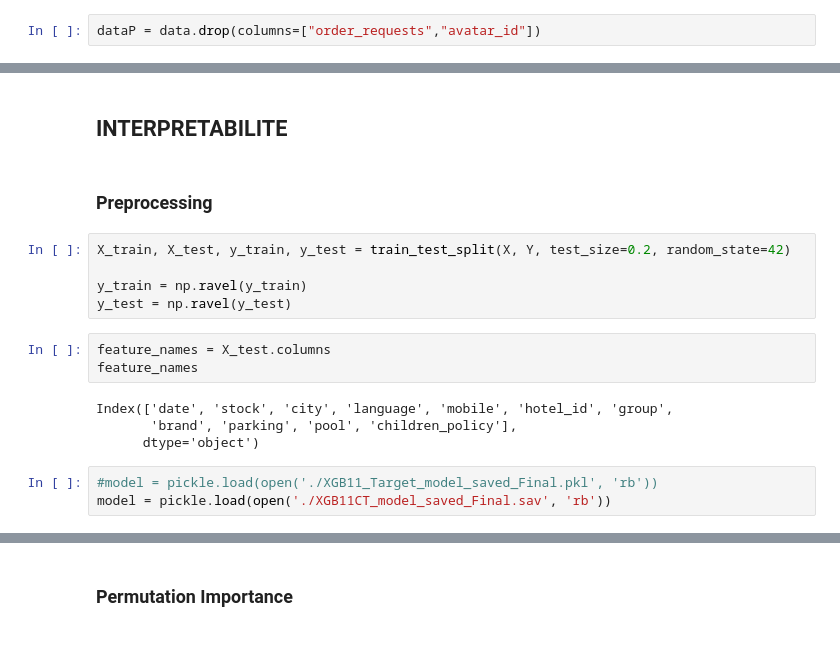
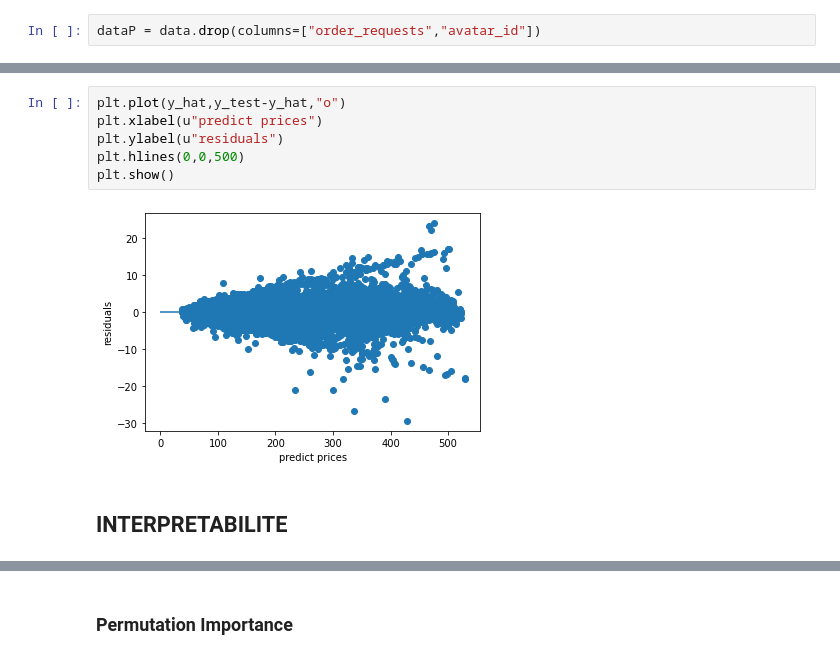
Before and after one commit to TryoenJ/Defi-IA, a Jupyter notebook: GIT-Final/analysis.ipynb, the cells around one changed output, grey strips where cells are left out. Drawn from its saved outputs; the diff is of its cells as text.

```diff
--- a/GIT-Final/analysis.ipynb
+++ b/GIT-Final/analysis.ipynb
@@ -147,19 +171,10 @@ Y = data[["price"]]
+# %%
+plt.plot(y_hat,y_test-y_hat,"o")
+plt.xlabel(u"predict prices")
+plt.ylabel(u"residuals")
+plt.hlines(0,0,500)
+plt.show()
+# %% [output]
+[figure, added]
 # %% [markdown]
 ## INTERPRETABILITE
-# %% [markdown]
-### Preprocessing
-# %%
-X_train, X_test, y_train, y_test = train_test_split(X, Y, test_size=0.2, random_state=42)
-
-y_train = np.ravel(y_train)
-y_test = np.ravel(y_test)
-# %%
-feature_names = X_test.columns
-feature_names
-# %% [output]
-Index(['date', 'stock', 'city', 'language', 'mobile', 'hotel_id', 'group',
-       'brand', 'parking', 'pool', 'children_policy'],
-      dtype='object')
-# %%
-#model = pickle.load(open('./XGB11_Target_model_saved_Final.pkl', 'rb'))
-model = pickle.load(open('./XGB11CT_model_saved_Final.sav', 'rb'))
```
Also changed, not shown: parts of 55 cells of this notebook.
